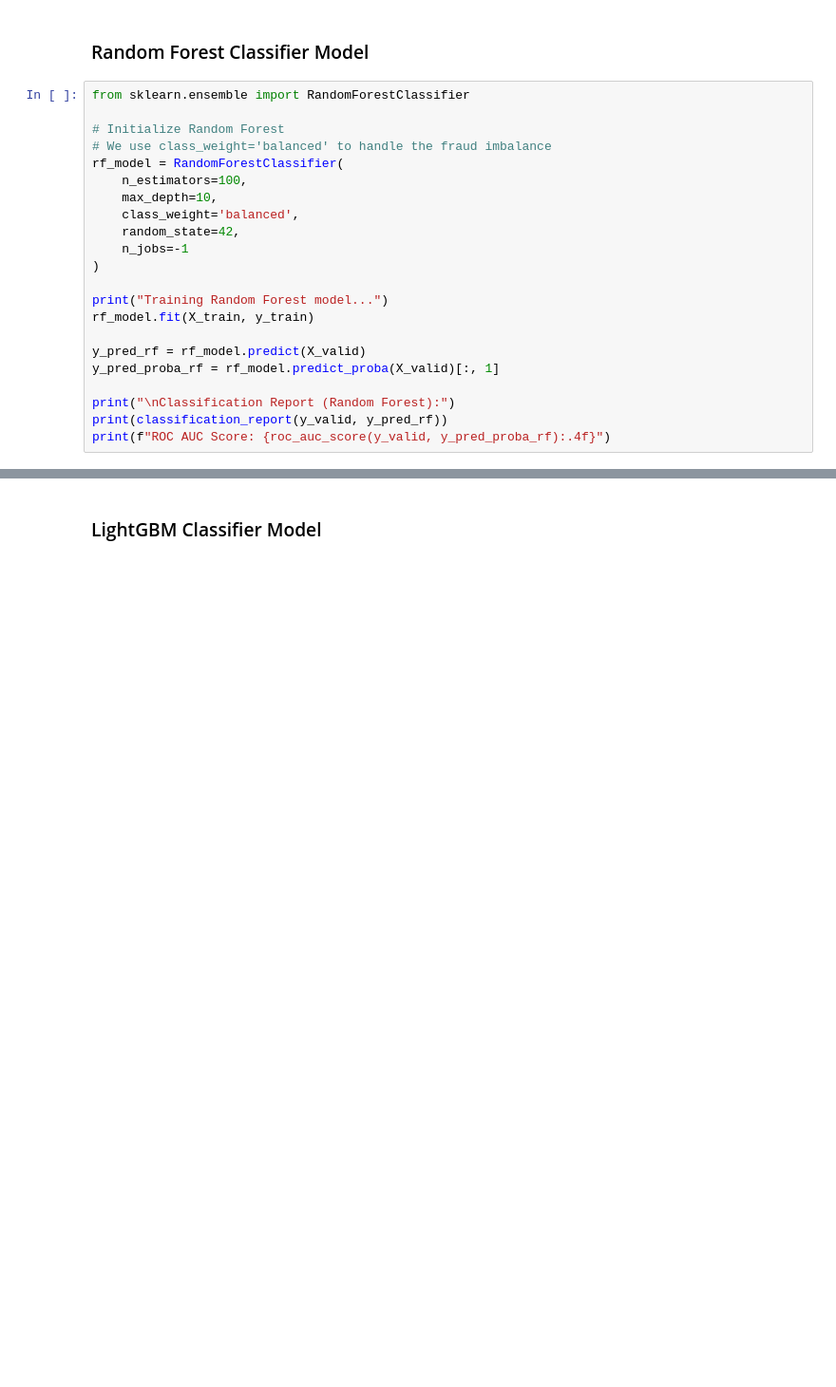
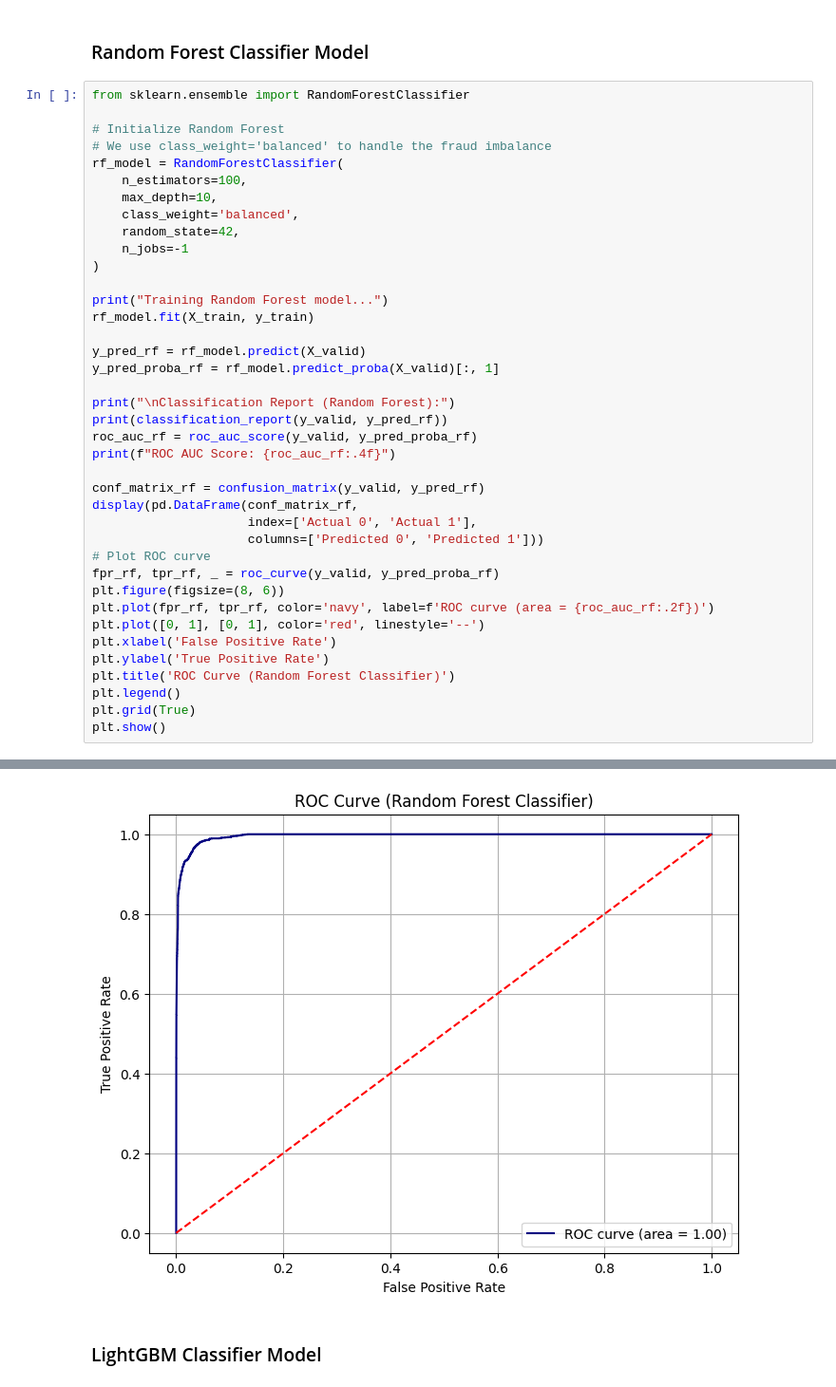
Before and after one commit to danieligelnik/CCFraudProject, a Jupyter notebook: Data_manipulation.ipynb, the cells around one changed output, grey strips where cells are left out. Shown at 95% size. Saved outputs shown, nothing was run; the diff lists cells and outputs as text; blank space fills up the shorter version.

```diff
--- a/Data_manipulation.ipynb
+++ b/Data_manipulation.ipynb
@@ -569,7 +569,24 @@ y_pred_proba_rf = rf_model.predict_proba(X_valid)[:, 1]
 
 print("\nClassification Report (Random Forest):")
 print(classification_report(y_valid, y_pred_rf))
-print(f"ROC AUC Score: {roc_auc_score(y_valid, y_pred_proba_rf):.4f}")
+roc_auc_rf = roc_auc_score(y_valid, y_pred_proba_rf)
+print(f"ROC AUC Score: {roc_auc_rf:.4f}")
+
+conf_matrix_rf = confusion_matrix(y_valid, y_pred_rf)
+display(pd.DataFrame(conf_matrix_rf,
+                     index=['Actual 0', 'Actual 1'],
+                     columns=['Predicted 0', 'Predicted 1']))
+# Plot ROC curve
+fpr_rf, tpr_rf, _ = roc_curve(y_valid, y_pred_proba_rf)
+plt.figure(figsize=(8, 6))
+plt.plot(fpr_rf, tpr_rf, color='navy', label=f'ROC curve (area = {roc_auc_rf:.2f})')
+plt.plot([0, 1], [0, 1], color='red', linestyle='--')
+plt.xlabel('False Positive Rate')
+plt.ylabel('True Positive Rate')
+plt.title('ROC Curve (Random Forest Classifier)')
+plt.legend()
+plt.grid(True)
+plt.show()
 # %% [output]
 Training Random Forest model...
 
@@ -587,3 +607,4 @@ ROC AUC Score: 0.9956
+[figure, added]
 # %% [markdown]
 ### LightGBM Classifier Model
 # %%
```
Also changed, not shown: parts of 6 cells of this notebook.
